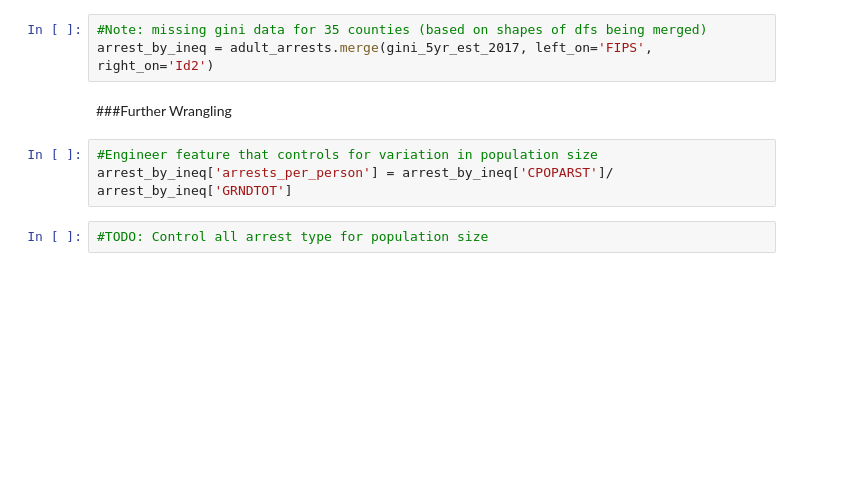
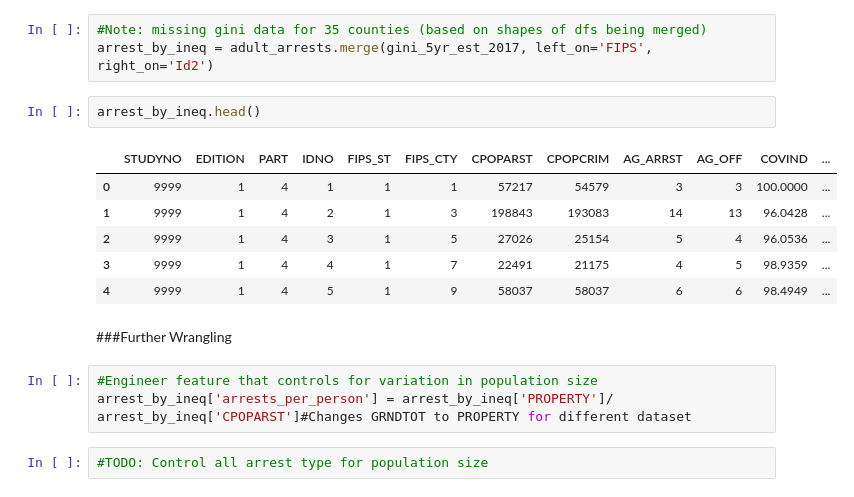
Before and after one commit to AdrianduPlessis/UBI_Effects, a Jupyter notebook: ML_Project_Proposal.ipynb, the cells around one changed output. Saved outputs shown, nothing was run; the diff lists cells and outputs as text; blank space fills up the shorter version.

```diff
--- a/ML_Project_Proposal.ipynb
+++ b/ML_Project_Proposal.ipynb
@@ -62,11 +68,20 @@ adult_arrests['FIPS'] = combine_cty_st_fips(adult_arrests['FIPS_CTY'], adult_arr
 # %%
 #Note: missing gini data for 35 counties (based on shapes of dfs being merged)
 arrest_by_ineq = adult_arrests.merge(gini_5yr_est_2017, left_on='FIPS', right_on='Id2')
+# %%
+arrest_by_ineq.head()
+# %% [output]
+|  | STUDYNO | EDITION | PART | IDNO | FIPS_ST | FIPS_CTY | CPOPARST | CPOPCRIM | AG_ARRST | AG_OFF | COVIND | ... |
+| 0 | 9999 | 1 | 4 | 1 | 1 | 1 | 57217 | 54579 | 3 | 3 | 100.0000 | ... |
+| 1 | 9999 | 1 | 4 | 2 | 1 | 3 | 198843 | 193083 | 14 | 13 | 96.0428 | ... |
+| 2 | 9999 | 1 | 4 | 3 | 1 | 5 | 27026 | 25154 | 5 | 4 | 96.0536 | ... |
+| 3 | 9999 | 1 | 4 | 4 | 1 | 7 | 22491 | 21175 | 4 | 5 | 98.9359 | ... |
+| 4 | 9999 | 1 | 4 | 5 | 1 | 9 | 58037 | 58037 | 6 | 6 | 98.4949 | ... |
 # %% [markdown]
 ###Further Wrangling
 # %%
 #Engineer feature that controls for variation in population size
-arrest_by_ineq['arrests_per_person'] = arrest_by_ineq['CPOPARST']/ arrest_by_ineq['GRNDTOT']
+arrest_by_ineq['arrests_per_person'] = arrest_by_ineq['PROPERTY']/ arrest_by_ineq['CPOPARST']#Changes GRNDTOT to PROPERTY for different dataset
 # %%
 #TODO: Control all arrest type for population size
 # %%
```
Also changed, not shown: parts of 11 cells of this notebook.
